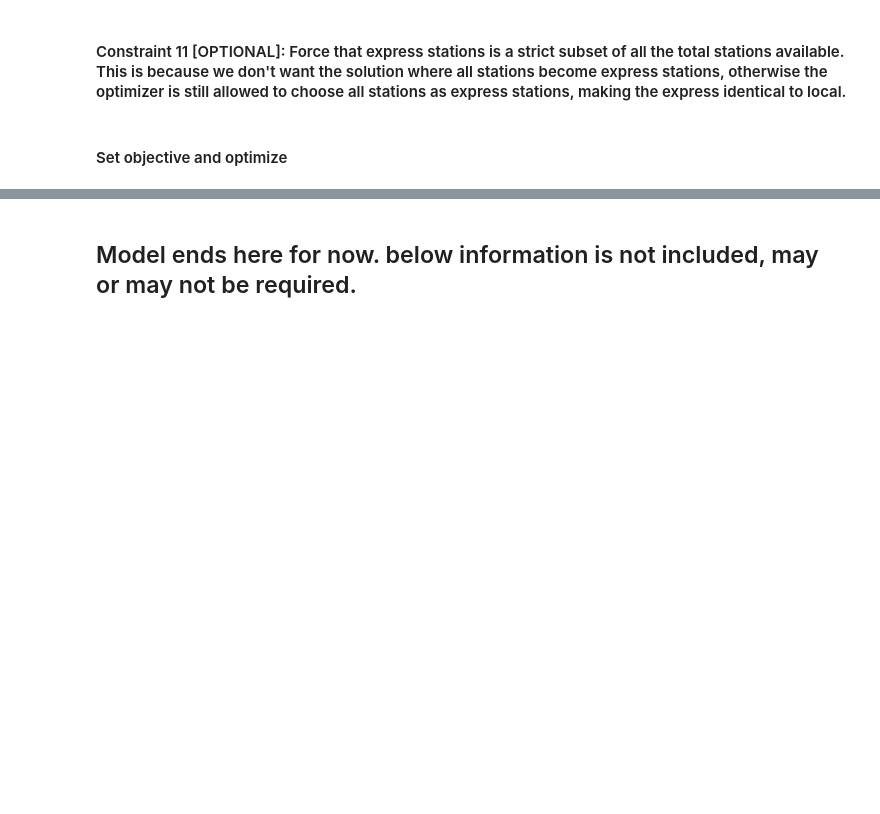
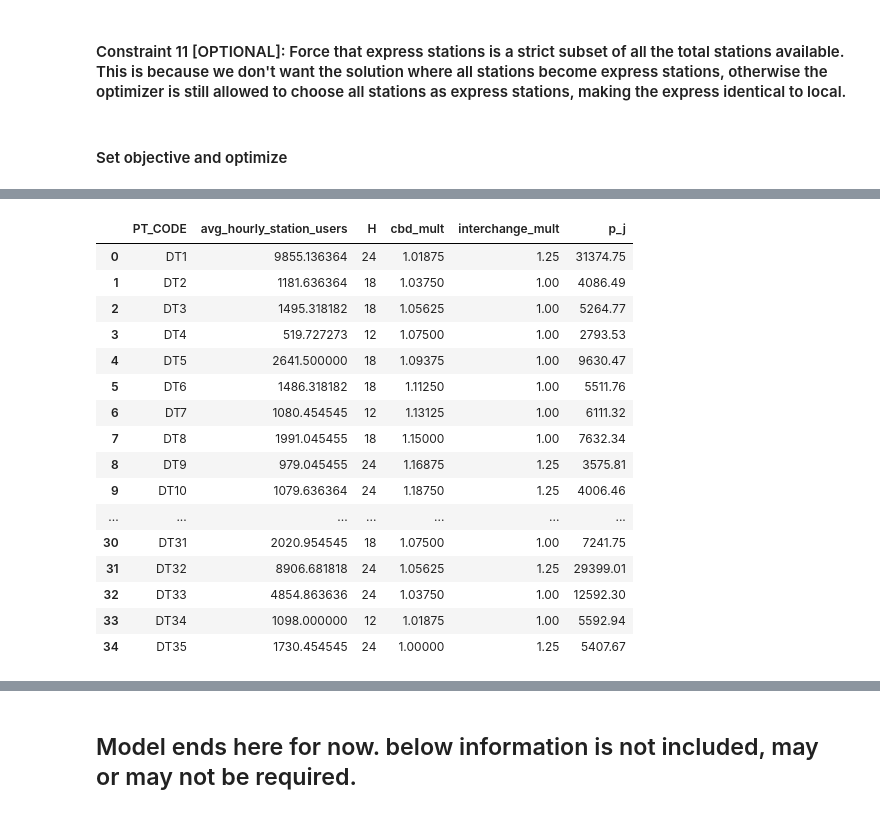
Before and after one commit to danielkwan2004/DBA3701_final_project, a Jupyter notebook: dba3701_mrt.ipynb, the cells around one changed output, grey strips where cells are left out. Saved outputs shown, nothing was run; the diff lists cells and outputs as text; code cells hidden in the pictures; blank space fills up the shorter version.

Commit message:
Ran model finally!!!!

```diff
--- a/dba3701_mrt.ipynb
+++ b/dba3701_mrt.ipynb
@@ -247,0 +445,19 @@ for j in range(STATION_COUNT):
+# %%
+H_list = []
+
+for stn in dtl_data['PT_CODE']:
+    if stn in tier_high:
+        H_list.append(TRAIN_COUNT)         # 100% Target (24 trains) # TARGETS can be adjusted later, but tier 1 should have 100%
+    elif stn in tier_mid:
+        H_list.append(int(TRAIN_COUNT * 0.75)) # 75% Target (18 trains)
+    else:
+        H_list.append(int(TRAIN_COUNT * 0.50)) # 50% Target (12 trains)
+
+H = H_list
+
+for j in range(STATION_COUNT):
+    m.addConstr(gp.quicksum(x[t][j] for t in range(TRAIN_COUNT)) + u[j] >= H[j])
+    # if the number of trains stopping at station j is less than the ideal number H[j],
+    # then uj will be positive and will pay a penalty in the objective function. if the number of trains stopping at station j is greater than or equal to H[j], then uj will be 0 and there will be no penalty in the objective function.
+
+print("Hj for each station j:", H)
@@ -298,0 +513,80 @@ Running express trains can create extra cost due to scheduling complexity, opera
+# %%
+# Penalty of under-service p_j
+# Logic:
+# 1) use actual weekday 7-8am DTL station usage from transport_node_train_202603.csv
+# 2) higher penalty near the CBD
+# 3) higher penalty at interchange stations
+# 4) one unit of u_j means one fewer stopping train than the target H_j
+
+NUM_WEEKDAYS = 22 # for March 2026 specifically
+CBD_STATIONS = {'DT16', 'DT17', 'DT18', 'DT19'}
+INTERCHANGE_STATIONS = {'DT1', 'DT9', 'DT10', 'DT11', 'DT12', 'DT14', 'DT15', 'DT16', 'DT19', 'DT26', 'DT32', 'DT35'}
+
+penalty_df = dtl_data[['PT_CODE', 'TOTAL_TAP_IN_VOLUME', 'TOTAL_TAP_OUT_VOLUME', 'volume']].copy()
+
+# Average number of station users in the study hour on a weekday.
+# e.g. if volume is 2200 for march weekdays at 7-8am, then 2200/22 = 100 users on average per weekday in that hour.
+penalty_df['avg_hourly_station_users'] = penalty_df['volume'] / NUM_WEEKDAYS
+
+# Map target service levels H_j; H[j] is aligned with dtl_stations[j].
+# format: {'DT1': H[0], 'DT2': H[1], ...}
+H_map = dict(zip(dtl_stations, H))
+penalty_df['H'] = penalty_df['PT_CODE'].map(H_map)
+
+# CBD proximity multiplier based on line-distance to downtown-core stations.
+station_idx = {s: i for i, s in enumerate(dtl_stations)}
+penalty_df['dist_to_cbd'] = penalty_df['PT_CODE'].map(
+    lambda s: min(abs(station_idx[s] - station_idx[c]) for c in CBD_STATIONS if c in station_idx)
+)
+max_dist = penalty_df['dist_to_cbd'].max()
+penalty_df['cbd_mult'] = 1 + 0.30 * (1 - penalty_df['dist_to_cbd'] / max_dist)
+# if a station is far from CBD, then dist_to_cbd/max_dist is close to 1, so 1 + 0.3(1-1) = 1 so multiplier only 1.0
+# if station is close to CBD, then dist_to_cbd/max_dist is close to 0, so 1 + 0.3(1-0) = 1.3 so multiplier up to 1.3
+
+# Interchange bonus.
+penalty_df['interchange_mult'] = np.where(
+    penalty_df['PT_CODE'].isin(INTERCHANGE_STATIONS), 1.25, 1.0
+)
+# If station is an interchange, multiplier is 1.25, else 1.0
+
+# Approximate users affected by one missed stop and the extra wait they incur.
+penalty_df['users_per_missed_stop'] = penalty_df['avg_hourly_station_users']
+penalty_df['extra_wait_per_missed_stop_min'] = 60 / penalty_df['H']
+# e.g. if average hourly users is 240, target stops Hj = 24, then 240/24 = 10 users per missed stop
+# assumes users are spread roughly evenly across the planned stopping trains
+
+# Final under-service penalty in passenger-minutes per unit of u_j.
+penalty_df['p_j'] = (
+    penalty_df['users_per_missed_stop']
+    * penalty_df['extra_wait_per_missed_stop_min']
+    * penalty_df['cbd_mult']
+    * penalty_df['interchange_mult']
+).round(2)
+# pj = (users affected by one missed stop) * (extra wait in minutes due to one missed stop) * (CBD multiplier) * (interchange multiplier)
+
+# Force the same order as the optimization variables: p[j] must match dtl_stations[j].
+penalty_df = penalty_df.set_index('PT_CODE').loc[dtl_stations].reset_index()
+p = penalty_df['p_j'].tolist()
+
+display(
+    penalty_df[['PT_CODE', 'avg_hourly_station_users', 'H', 'cbd_mult', 'interchange_mult', 'p_j']]
+)
+print(p)
+# %% [output]
+|  | PT_CODE | avg_hourly_station_users | H | cbd_mult | interchange_mult | p_j |
+| 0 | DT1 | 9855.136364 | 24 | 1.01875 | 1.25 | 31374.75 |
+| 1 | DT2 | 1181.636364 | 18 | 1.03750 | 1.00 | 4086.49 |
+| 2 | DT3 | 1495.318182 | 18 | 1.05625 | 1.00 | 5264.77 |
+| 3 | DT4 | 519.727273 | 12 | 1.07500 | 1.00 | 2793.53 |
+| 4 | DT5 | 2641.500000 | 18 | 1.09375 | 1.00 | 9630.47 |
+| 5 | DT6 | 1486.318182 | 18 | 1.11250 | 1.00 | 5511.76 |
+| 6 | DT7 | 1080.454545 | 12 | 1.13125 | 1.00 | 6111.32 |
+| 7 | DT8 | 1991.045455 | 18 | 1.15000 | 1.00 | 7632.34 |
+| 8 | DT9 | 979.045455 | 24 | 1.16875 | 1.25 | 3575.81 |
+| 9 | DT10 | 1079.636364 | 24 | 1.18750 | 1.25 | 4006.46 |
+| ... | ... | ... | ... | ... | ... | ... |
+| 30 | DT31 | 2020.954545 | 18 | 1.07500 | 1.00 | 7241.75 |
+| 31 | DT32 | 8906.681818 | 24 | 1.05625 | 1.25 | 29399.01 |
+| 32 | DT33 | 4854.863636 | 24 | 1.03750 | 1.00 | 12592.30 |
+| 33 | DT34 | 1098.000000 | 12 | 1.01875 | 1.00 | 5592.94 |
+| 34 | DT35 | 1730.454545 | 24 | 1.00000 | 1.25 | 5407.67 |
```
Also changed, not shown: parts of 33 cells of this notebook, 3 other files.
